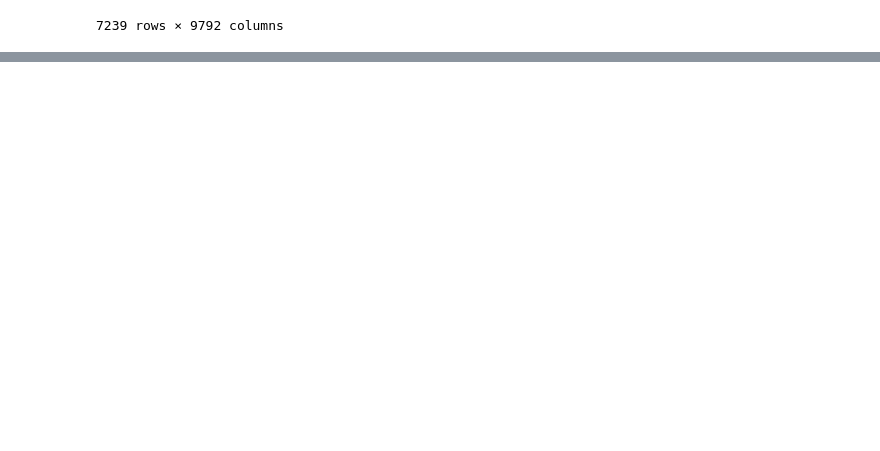
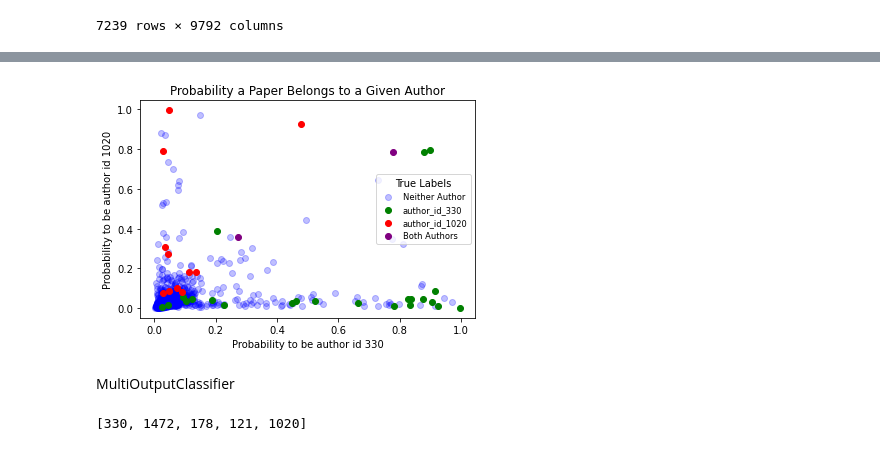
Before and after one commit to wwhite5/Springboard-Capstone-1-NLP, a Jupyter notebook: Notebooks/Many_Authors.ipynb, the cells around one changed output, grey strips where cells are left out. Cells and saved outputs as stored; diff of their text form; code cells hidden in the pictures; blank space fills up the shorter version.

```diff
--- a/Notebooks/Many_Authors.ipynb
+++ b/Notebooks/Many_Authors.ipynb
@@ -218,0 +213,4 @@ h_loss
+# %%
+proba = multi_output_LR.predict_proba(X_test)
+
+proba
@@ -218,0 +232,3 @@ h_loss
+# %%
+proba_df = pd.DataFrame(data=[proba[0][:, 1], proba[1][:, 1]], index=tested_authors_str).T
+proba_df
@@ -218,0 +249,5 @@ h_loss
+# %%
+proba_df['True_Label_list'] = y_test.tolist()
+proba_df['True_Label'] = [','.join(map(str, l)) for l in proba_df['True_Label_list']]
+proba_df.drop('True_Label_list', axis=1, inplace=True)
+proba_df
@@ -218,0 +268,24 @@ h_loss
+# %%
+plt.scatter(x=proba_df['author_id_330'][proba_df['True_Label']=='0,0'], y=proba_df['author_id_1020'][proba_df['True_Label']=='0,0'], color='blue', alpha=0.25, label='Neither Author')
+plt.scatter(x=proba_df['author_id_330'][proba_df['True_Label']=='1,0'], y=proba_df['author_id_1020'][proba_df['True_Label']=='1,0'], color='green', label='author_id_330')
+plt.scatter(x=proba_df['author_id_330'][proba_df['True_Label']=='0,1'], y=proba_df['author_id_1020'][proba_df['True_Label']=='0,1'], color='red', label='author_id_1020')
+plt.scatter(x=proba_df['author_id_330'][proba_df['True_Label']=='1,1'], y=proba_df['author_id_1020'][proba_df['True_Label']=='1,1'], color='purple', label='Both Authors')
+plt.title('Probability a Paper Belongs to a Given Author')
+plt.xlabel('Probability to be author id 330')
+plt.ylabel('Probability to be author id 1020')
+plt.legend(title='True Labels', fontsize='small', loc=5)
+plt.show()
+# %% [output]
+[figure, added]
+# %% [markdown]
+MultiOutputClassifier
+# %%
+five_authors = top_authors.author_id[0:5].to_list()
+
+ten_authors = top_authors.author_id[0:10].to_list()
+
+fifteen_authors = top_authors.author_id[0:15].to_list()
+
+five_authors
+# %% [output]
+[330, 1472, 178, 121, 1020]
```
Also changed, not shown: parts of 30 cells of this notebook.
